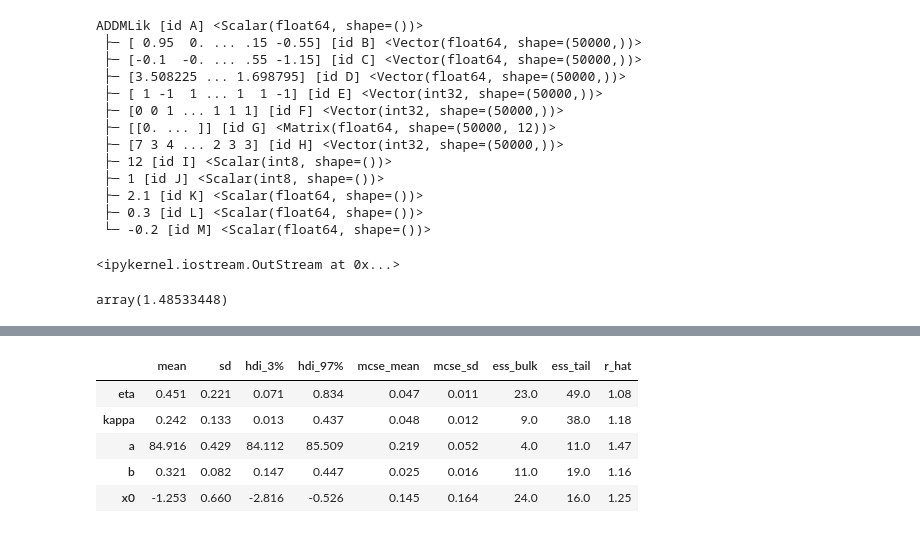
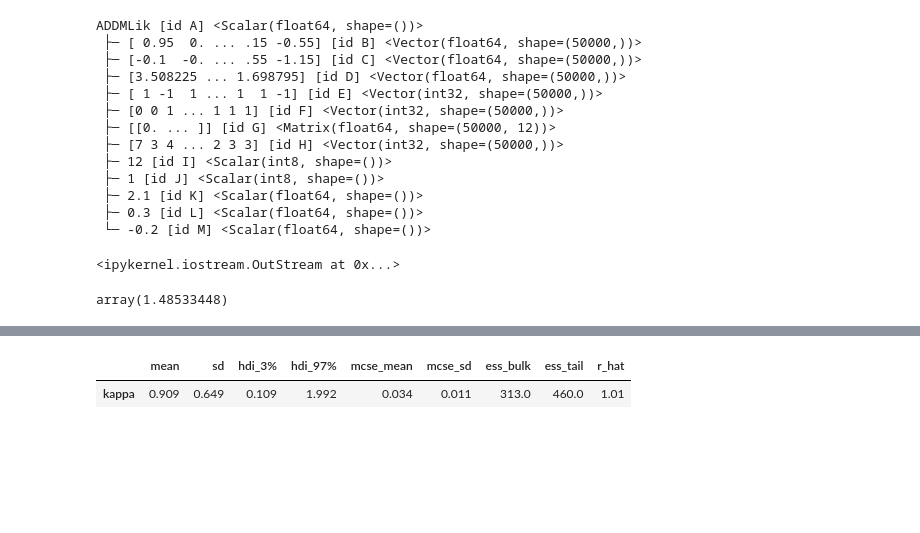
Before and after one commit to AndrewZhang599/efficient-fpt, a Jupyter notebook: andrew_notebooks/pymc_likelihood.ipynb, the cells around one changed output, grey strips where cells are left out. Drawn from its saved outputs; the diff is of its cells as text; code cells hidden in the pictures; blank space fills up the shorter version.

```diff
--- a/andrew_notebooks/pymc_likelihood.ipynb
+++ b/andrew_notebooks/pymc_likelihood.ipynb
@@ -329,15 +329,22 @@ with pm.Model() as model_small:
     r2 = pm.Data("r2", r2_data_small)
     max_d = pm.Data("max_d", max_d_small)
 
-    eta = pm.Beta("eta", alpha=2, beta=2, initval=0.7)
+    # eta = pm.Beta("eta", alpha=2, beta=2, initval=0.7)
     kappa = pm.Truncated("kappa", pm.Gamma.dist(alpha=2, beta=4), lower=0, upper=2, initval=0.5)
-    a = pm.Gamma("a", alpha=2.0, beta=1, initval=2.1)
+    # a = pm.Truncated("a", pm.Gamma.dist(alpha=2.0, beta=1), lower=0, upper=10, initval=2.1)
 
-    b_raw = pm.Beta("b_raw", alpha=2, beta=2, initval=0.3) # upper bound should be determined by a / maximum RT
-    b_transform = pm.Deterministic("b", b_raw * (a / max_rt))
+    # b_raw = pm.Beta("b_raw", alpha=2, beta=2, initval=0.3) # upper bound should be determined by a / maximum RT
+    # b_transform = pm.Deterministic("b", b_raw * (a / max_rt))
 
-    x0_raw = pm.Beta("x0_raw", alpha=2.0, beta=2.0)
-    x0_transform = pm.Deterministic("x0", -a + 2.0 * a * x0_raw)
+    # x0_raw = pm.Beta("x0_raw", alpha=2.0, beta=2.0)
+    # x0_transform = pm.Deterministic("x0", -a + 2.0 * a * x0_raw)
+
+    # constant params
+    b_transform = 0.3
+    # kappa = 0.5
+    eta = 0.7
+    x0_transform = -0.2
+    a = 2.1
 
     mu1 = pm.Deterministic("mu1", kappa * (r1 - eta * r2))
     mu2 = pm.Deterministic("mu2", kappa * (eta * r1 - r2))
@@ -396,14 +396,11 @@ The effective sample size per chain is smaller than 100 for some parameters.  A
 # %%
 import arviz as az
 
-az.summary(idata, var_names = ['eta', 'kappa', 'a', 'b', 'x0'])
+# az.summary(idata, var_names = ['eta', 'kappa', 'a', 'b', 'x0'])
+az.summary(idata, var_names = ['kappa'])
 # %% [output]
 |  | mean | sd | hdi_3% | hdi_97% | mcse_mean | mcse_sd | ess_bulk | ess_tail | r_hat |
-| eta | 0.451 | 0.221 | 0.071 | 0.834 | 0.047 | 0.011 | 23.0 | 49.0 | 1.08 |
-| kappa | 0.242 | 0.133 | 0.013 | 0.437 | 0.048 | 0.012 | 9.0 | 38.0 | 1.18 |
-| a | 84.916 | 0.429 | 84.112 | 85.509 | 0.219 | 0.052 | 4.0 | 11.0 | 1.47 |
-| b | 0.321 | 0.082 | 0.147 | 0.447 | 0.025 | 0.016 | 11.0 | 19.0 | 1.16 |
-| x0 | -1.253 | 0.660 | -2.816 | -0.526 | 0.145 | 0.164 | 24.0 | 16.0 | 1.25 |
+| kappa | 0.909 | 0.649 | 0.109 | 1.992 | 0.034 | 0.011 | 313.0 | 460.0 | 1.01 |
 # %%
 import matplotlib.pyplot as plt
 
```
Also changed, not shown: parts of 7 cells of this notebook.
